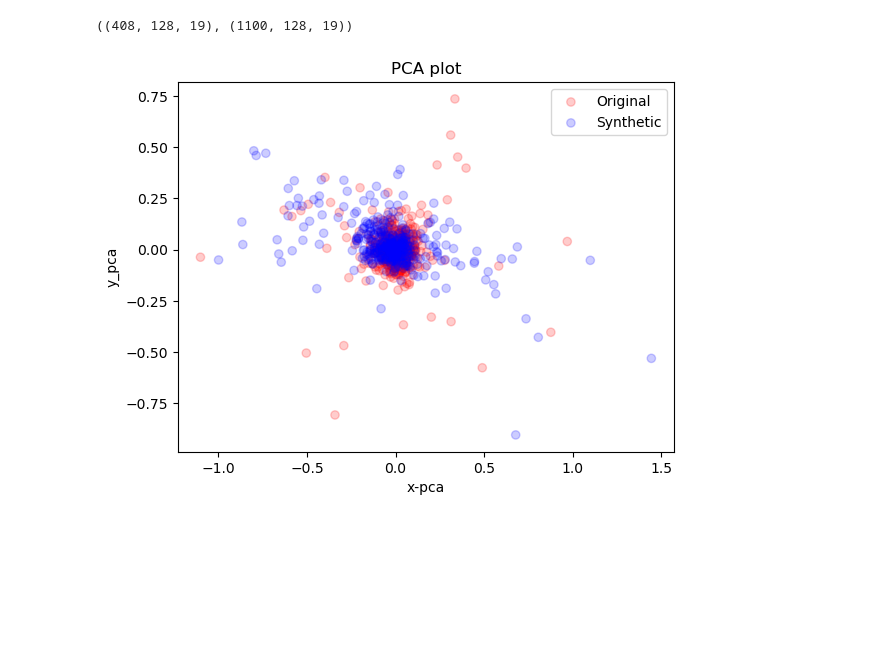
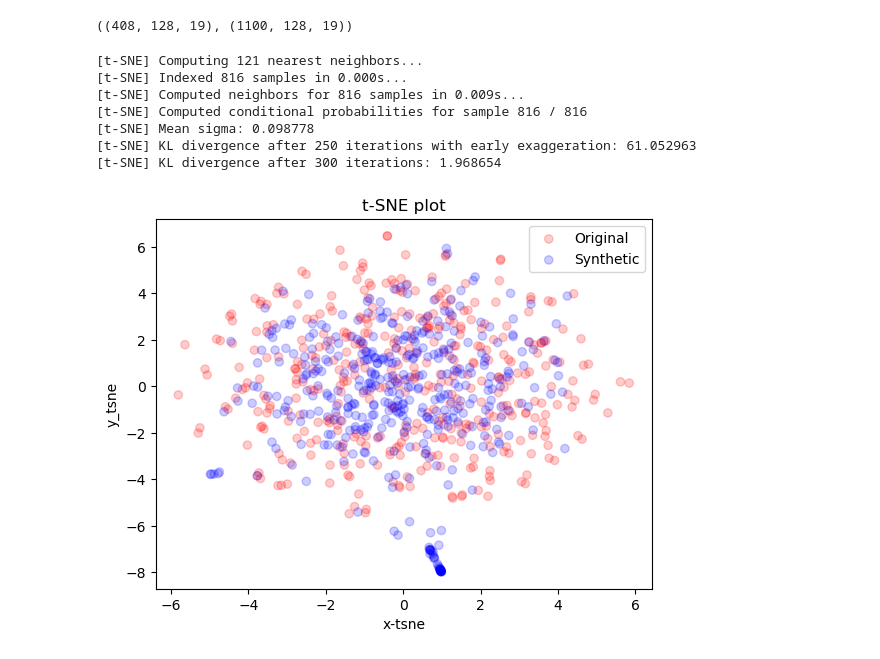
Before and after one commit to ASR-CuriousOne/DiffTSEEG, a Jupyter notebook: experiments/eeg_multiple_classes.ipynb, the cells around one changed output. Drawn from its saved outputs; the diff is of its cells as text; code cells hidden in the pictures; blank space fills up the shorter version.

```diff
--- a/experiments/eeg_multiple_classes.ipynb
+++ b/experiments/eeg_multiple_classes.ipynb
@@ -156,6 +163,13 @@ ori_data_1.shape,fake_data_1.shape
 # %% [output]
 ((408, 128, 19), (1100, 128, 19))
 # %%
-visualization(ori_data=ori_data_1, generated_data=fake_data_1, analysis='pca', compare=ori_data_1.shape[0])
+visualization(ori_data=ori_data_1, generated_data=fake_data_1, analysis='tsne', compare=ori_data_1.shape[0])
 # %% [output]
+[t-SNE] Computing 121 nearest neighbors...
+[t-SNE] Indexed 816 samples in 0.000s...
+[t-SNE] Computed neighbors for 816 samples in 0.009s...
+[t-SNE] Computed conditional probabilities for sample 816 / 816
+[t-SNE] Mean sigma: 0.098778
+[t-SNE] KL divergence after 250 iterations with early exaggeration: 61.052963
+[t-SNE] KL divergence after 300 iterations: 1.968654
-[figure, old version]
+[figure, new version]
```
Also changed, not shown: parts of 2 cells of this notebook, 3 other files.
